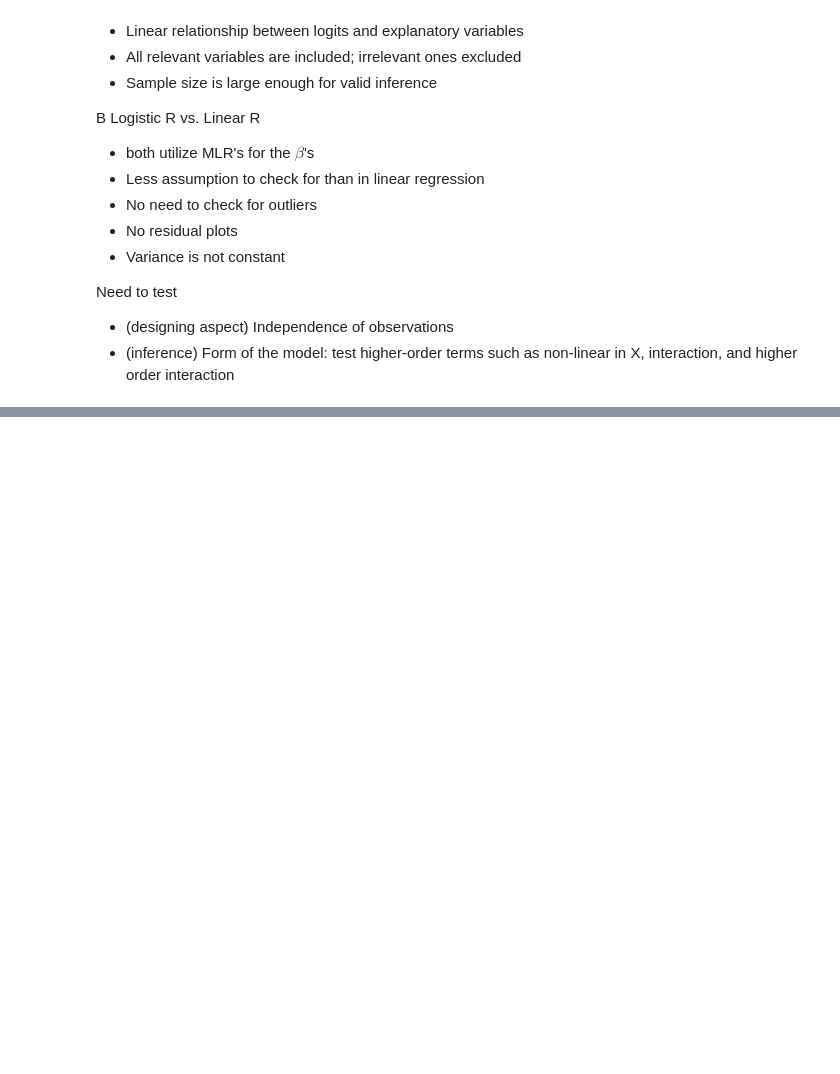
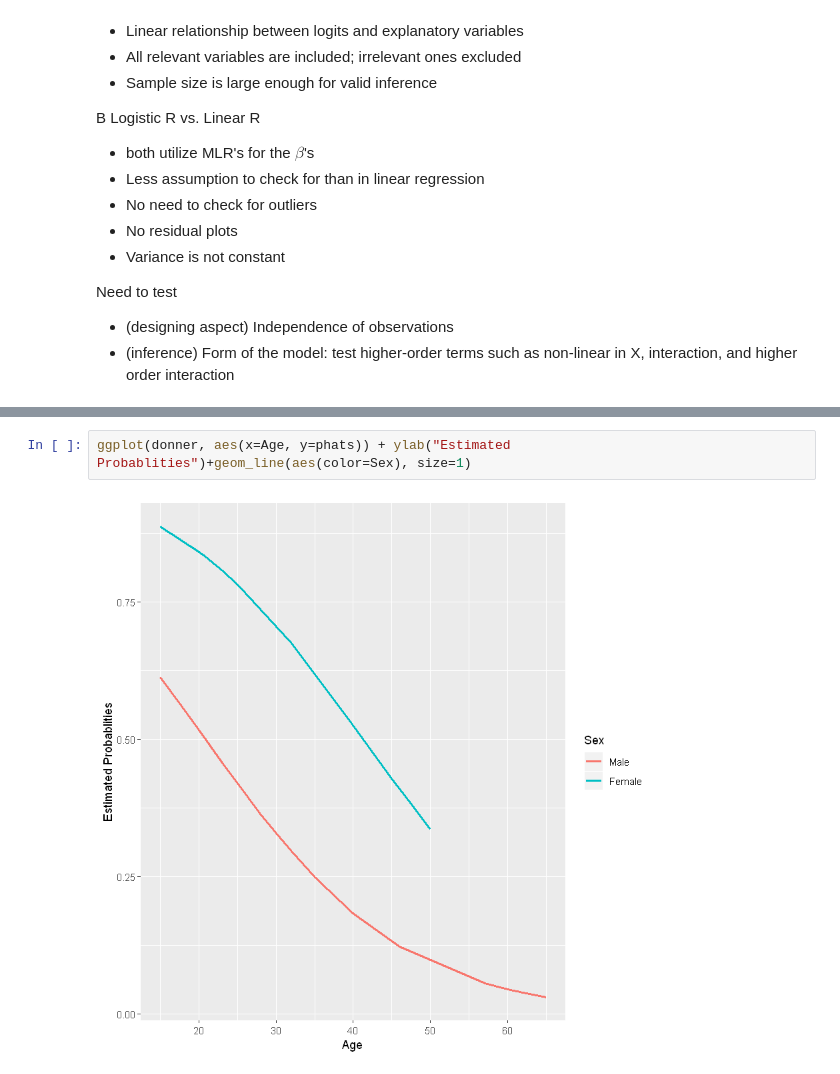
Before and after one commit to lihd1003/19W-Course-Material, a Jupyter notebook: STA303/Binary Logistic Regression.ipynb, the cells around one changed output, grey strips where cells are left out. Saved outputs shown, nothing was run; the diff lists cells and outputs as text; blank space fills up the shorter version.

```diff
--- a/STA303/Binary Logistic Regression.ipynb
+++ b/STA303/Binary Logistic Regression.ipynb
@@ -353,0 +512,4 @@ For large $n$, under $H_0$, $G^2$ is an observation from a chi-square distributi
+# %%
+ggplot(donner, aes(x=Age, y=phats)) + ylab("Estimated Probablities")+geom_line(aes(color=Sex), size=1)
+# %% [output]
+[figure, added]
```
Also changed, not shown: parts of 17 cells of this notebook, 3 other files.
